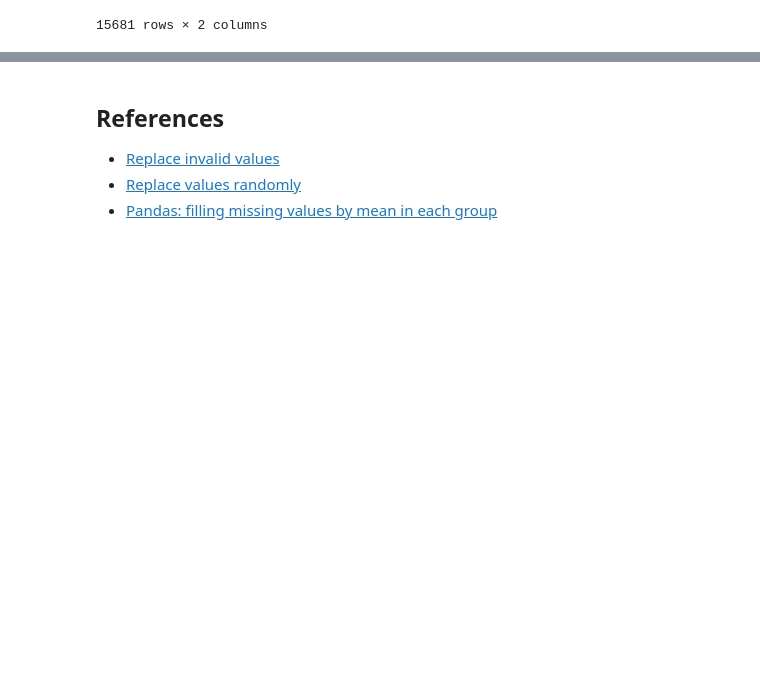
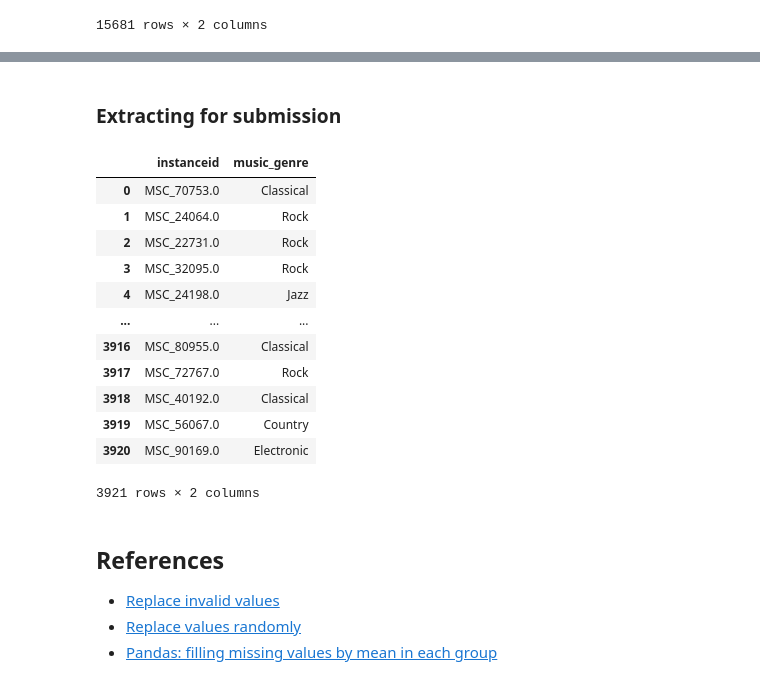
Before and after one commit to ada-nai/moosic-genre-pred, a Jupyter notebook: moosic.ipynb, the cells around one changed output, grey strips where cells are left out. Cells and saved outputs as stored; diff of their text form; code cells hidden in the pictures; blank space fills up the shorter version.

```diff
--- a/moosic.ipynb
+++ b/moosic.ipynb
@@ -303,3 +475,39 @@ Series([], dtype: float64)
+# %%
+test_pred = fin_xgb.predict(dtest)
+test_pred
+# %%
+fin_pred = np.argmax(test_pred, axis= 1)
+fin_pred
+# %%
+# Obtain prediction
+test_pred = lb.inverse_transform(fin_pred)
+# %% [markdown]
+### Extracting for submission
+# %%
+def get_sub(arr, outfile= 'sub.csv'):
+    """
+    Convert predicted output to a dataframe and extract to local
+    """
+    out_df = pd.DataFrame({'instanceid': test['instance_id'], 'music_genre': test_pred})
+    out_df.to_csv('./subs/'+outfile, index= False)
+    return out_df
+# %%
+sub2 = get_sub(test_pred, 'sub2.csv')
+sub2
+# %% [output]
+|  | instanceid | music_genre |
+| 0 | MSC_70753.0 | Classical |
+| 1 | MSC_24064.0 | Rock |
+| 2 | MSC_22731.0 | Rock |
+| 3 | MSC_32095.0 | Rock |
+| 4 | MSC_24198.0 | Jazz |
+| ... | ... | ... |
+| 3916 | MSC_80955.0 | Classical |
+| 3917 | MSC_72767.0 | Rock |
+| 3918 | MSC_40192.0 | Classical |
+| 3919 | MSC_56067.0 | Country |
+| 3920 | MSC_90169.0 | Electronic |
+3921 rows × 2 columns
 # %% [markdown]
 ## References
 - [Replace invalid values](https://stackoverflow.com/questions/17097236/replace-invalid-values-with-none-in-pandas-dataframe)
```
Also changed, not shown: parts of 46 cells of this notebook.
